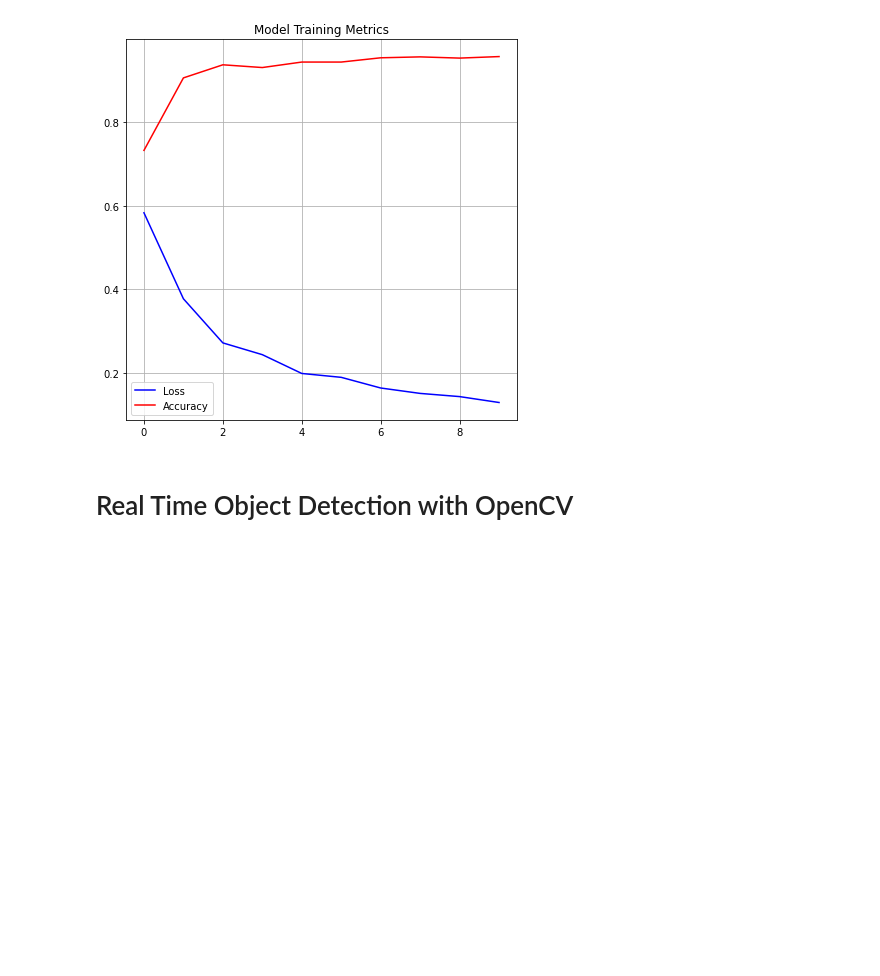
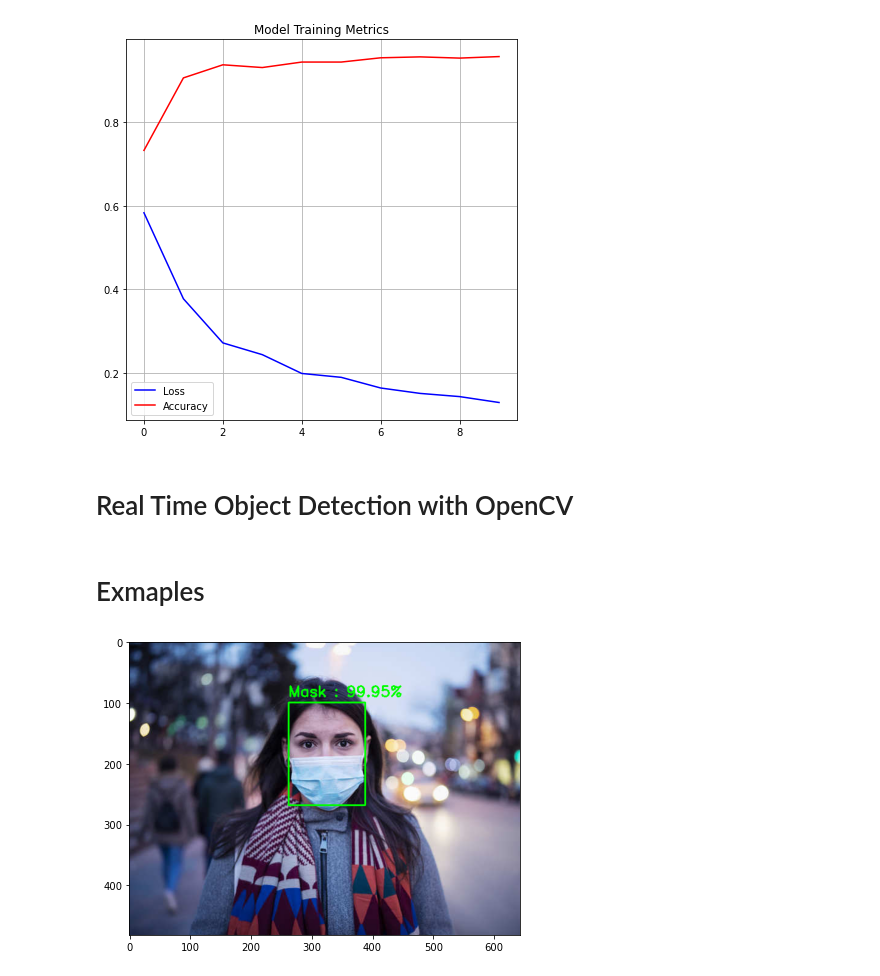
Before and after one commit to priyanshkedia04/Read-Time-Face-Mask-Detecting-System, a Jupyter notebook: Face Mask Detection.ipynb, the cells around one changed output. Drawn from its saved outputs; the diff is of its cells as text; code cells hidden in the pictures; blank space fills up the shorter version.

```diff
--- a/Face Mask Detection.ipynb
+++ b/Face Mask Detection.ipynb
@@ -181,7 +183,7 @@ def mask_detect(image):
         # extract the confidence (i.e., probability) associated with the detection
         confidence = detections[0, 0, i, 2]
         # filter out weak detections by ensuring the confidence is  greater than the minimum confidence
-        if confidence > 0.7:
+        if confidence > 0.4:
             # compute the (x, y)-coordinates of the bounding box for the object
             box = detections[0, 0, i, 3:7] * np.array([w, h, w, h])
             (startX, startY, endX, endY) = box.astype("int")
@@ -198,11 +200,11 @@ def mask_detect(image):
             face = np.expand_dims(face, axis=0)
 
             [predictions] = model.predict(face)[0]
-            label = "Mask" if predictions < 0.4 else "No Mask"
+            label = "Mask" if predictions <= 0.4 else "No Mask"
             color = (0, 255, 0) if label == "Mask" else (0, 0, 255)
             acc_percentage = predictions if label == "No Mask" else 1-predictions
             text_img = "{} : {:.2f}%".format(label, acc_percentage*100)
-            cv2.putText(image, text_img, (startX, startY - 10),cv2.FONT_HERSHEY_SIMPLEX, 0.45, color, 2)
+            cv2.putText(image, text_img, (startX, startY - 10),cv2.FONT_HERSHEY_SIMPLEX, 0.8, color, 2)
             cv2.rectangle(image, (startX, startY), (endX, endY), color, 2)
 # %%
 # using a webcam
@@ -223,3 +225,14 @@ while True:
 cam.release()
 out.release()
 cv2.destroyAllWindows()
+# %% [markdown]
+# Exmaples
+# %%
+image = '1.jpg'
+image = imread(image)
+mask_detect(image)
+figr=plt.figure(figsize=(7,7))
+plt.imshow(image)
+plt.show()
+# %% [output]
+[figure, added]
```
Also changed, not shown: parts of 5 cells of this notebook.
